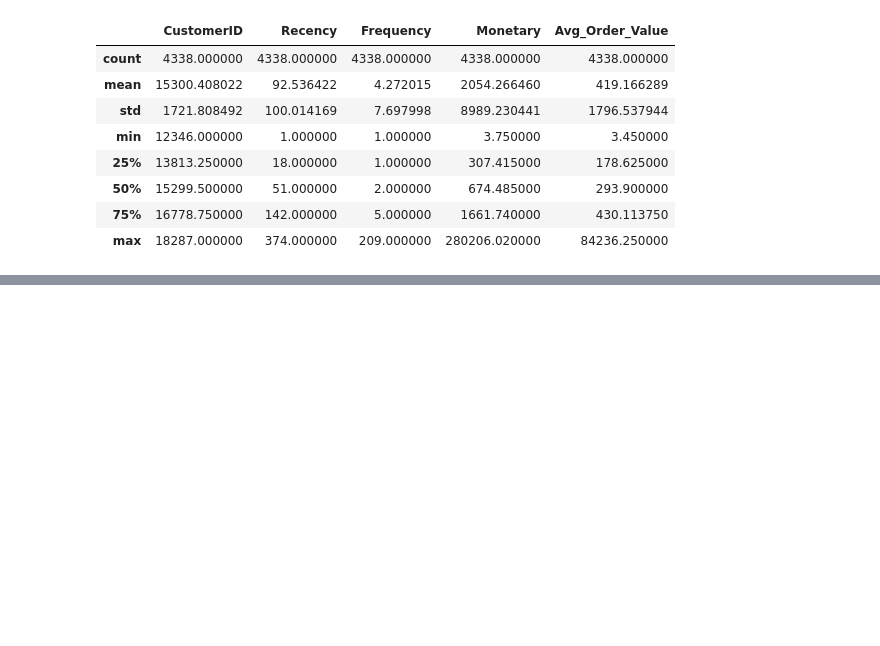
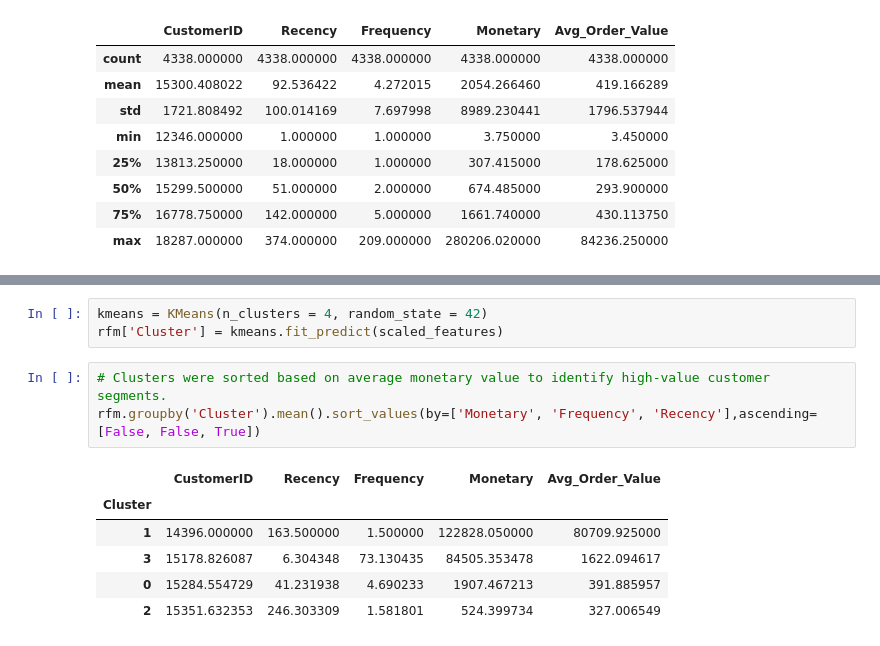
Before and after one commit to nikhil-kumar-analytics91/customer-segmentation-capstone, a Jupyter notebook: notebooks/customer_segmentation_data_preparation_1.ipynb, the cells around one changed output, grey strips where cells are left out. Saved outputs shown, nothing was run; the diff lists cells and outputs as text; blank space fills up the shorter version.

```diff
--- a/notebooks/customer_segmentation_data_preparation_1.ipynb
+++ b/notebooks/customer_segmentation_data_preparation_1.ipynb
@@ -234,0 +273,13 @@ rfm.describe()
+# %%
+kmeans = KMeans(n_clusters = 4, random_state = 42)
+rfm['Cluster'] = kmeans.fit_predict(scaled_features)
+# %%
+# Clusters were sorted based on average monetary value to identify high-value customer segments.
+rfm.groupby('Cluster').mean().sort_values(by=['Monetary', 'Frequency', 'Recency'],ascending=[False, False, True])
+# %% [output]
+|  | CustomerID | Recency | Frequency | Monetary | Avg_Order_Value |
+| Cluster |  |  |  |  |  |
+| 1 | 14396.000000 | 163.500000 | 1.500000 | 122828.050000 | 80709.925000 |
+| 3 | 15178.826087 | 6.304348 | 73.130435 | 84505.353478 | 1622.094617 |
+| 0 | 15284.554729 | 41.231938 | 4.690233 | 1907.467213 | 391.885957 |
+| 2 | 15351.632353 | 246.303309 | 1.581801 | 524.399734 | 327.006549 |
```
Also changed, not shown: parts of 23 cells of this notebook.
